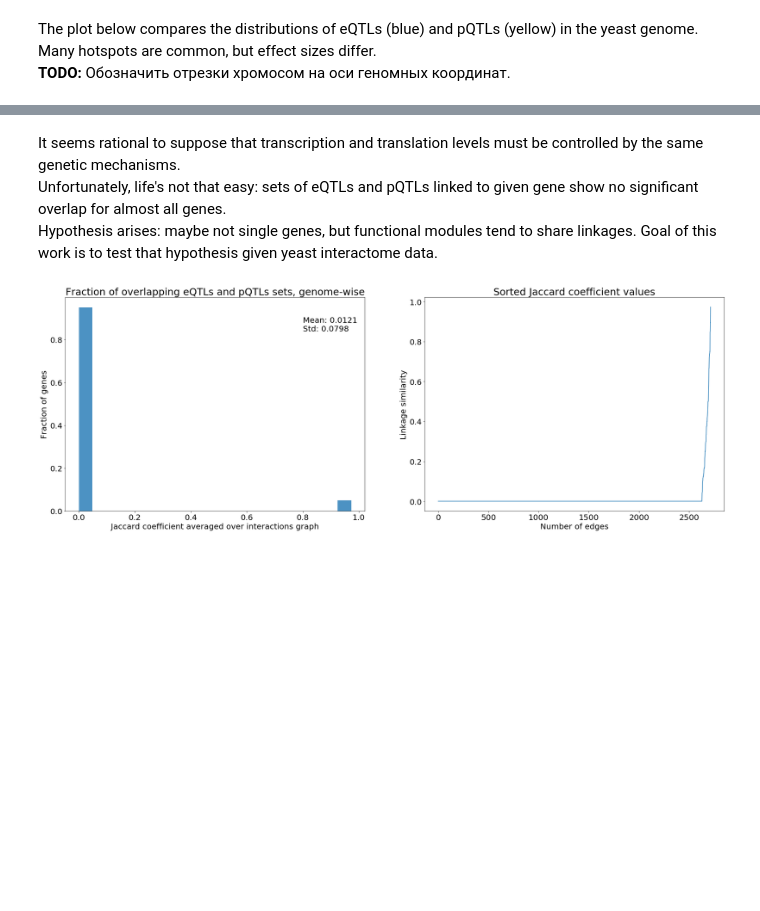
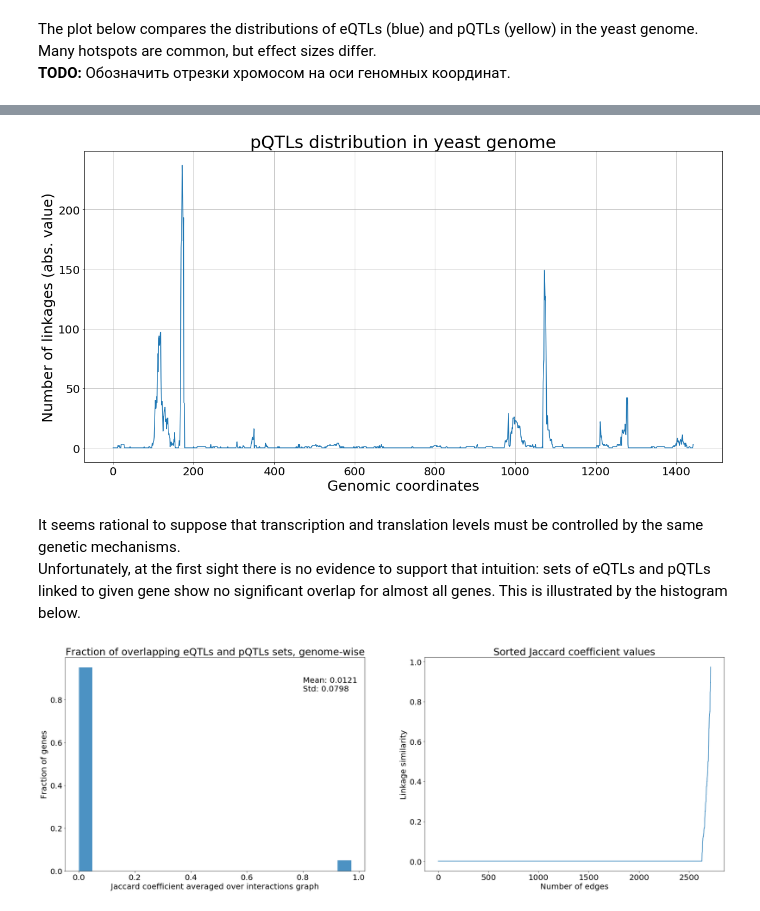
Before and after one commit to ivanov-v-v/PPINs-QTLs-Joint-Analysis, a Jupyter notebook: src/data_analysis.ipynb, the cells around one changed output, grey strips where cells are left out. Cells and saved outputs as stored; diff of their text form; code cells hidden in the pictures; blank space fills up the shorter version.

```diff
--- a/src/data_analysis.ipynb
+++ b/src/data_analysis.ipynb
@@ -137,7 +156,21 @@ plt.savefig("./img/linkages/eQTLs_pQTLs_combined.png")
+# %%
+plt.figure(figsize=(20, 10))
+plt.plot(pQTL_y)
+plt.xlabel("Genomic coordinates", fontsize=25)
+plt.ylabel("Number of linkages (abs. value)", fontsize=25)
+plt.title("pQTLs distribution in yeast genome", fontsize=30)
+plt.xticks(fontsize=20)
+plt.yticks(fontsize=20)
+plt.grid()
+plt.show()
+plt.close()
+
+%reset_selective pQTL_y
+# %% [output]
+[figure, added]
 # %% [markdown]
 It seems rational to suppose that transcription and translation levels must be controlled by the same genetic mechanisms.
-Unfortunately, life's not that easy: sets of eQTLs and pQTLs linked to given gene show no significant overlap for almost all genes.
-Hypothesis arises: maybe not single genes, but functional modules tend to share linkages. Goal of this work is to test that hypothesis given yeast interactome data.
+Unfortunately, at the first sight there is no evidence to support that intuition: sets of eQTLs and pQTLs linked to given gene show no significant overlap for almost all genes. This is illustrated by the histogram below.
 # %%
 genes_with_linkages_of_both_types = np.unique(np.append(eQTLs_df["gene"].values, pQTLs_df["gene"].values))
 linkage_overlap_data = []
```
Also changed, not shown: parts of 6 cells of this notebook, 1 other file.
